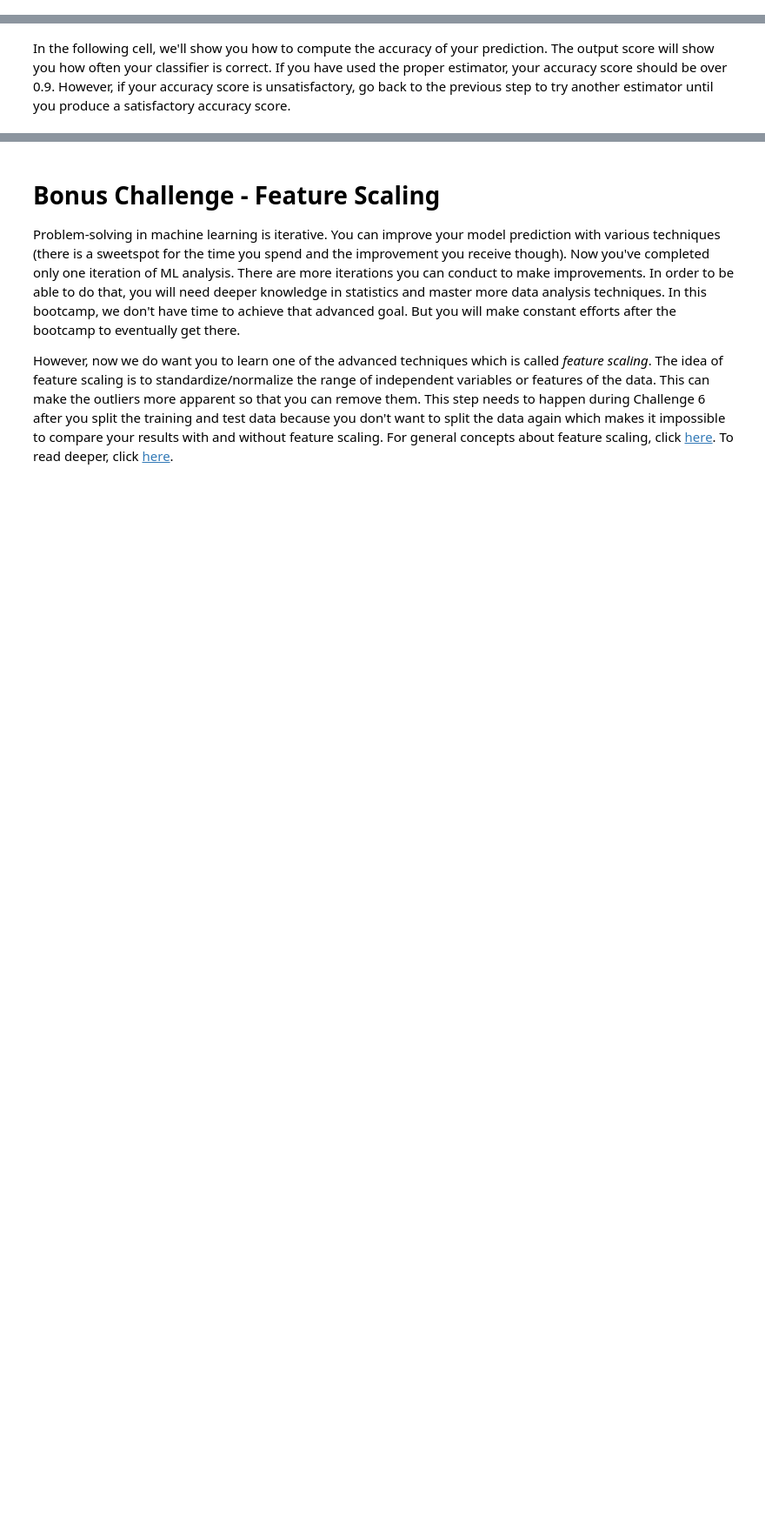
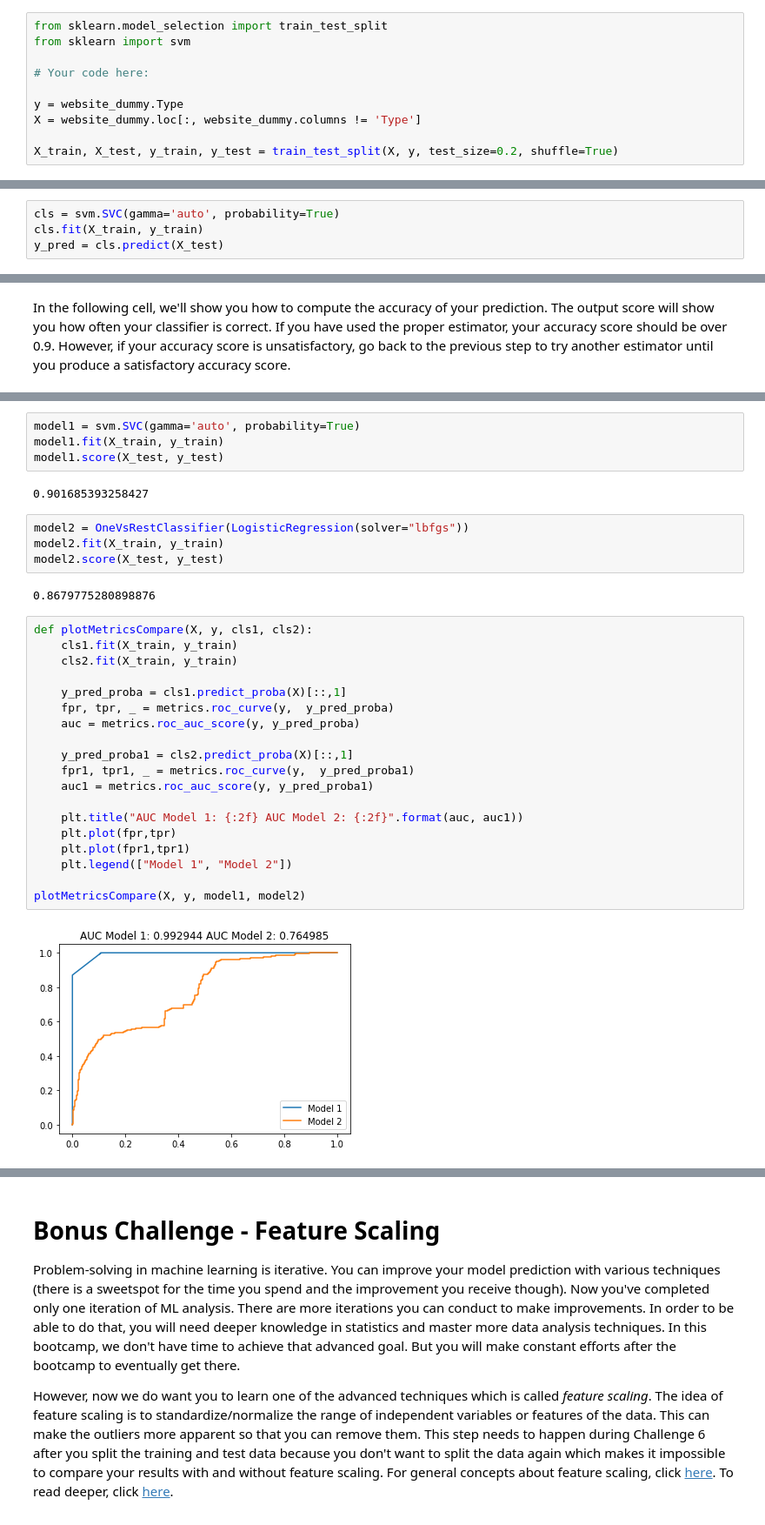
Before and after one commit to alejandroperela/datamad0119, a Jupyter notebook: module-3/lab-supervised-learning/your-code/main.ipynb, the cells around one changed output, grey strips where cells are left out. Shown at 87% size. Drawn from its saved outputs; the diff is of its cells as text; blank space fills up the shorter version.

```diff
--- a/module-3/lab-supervised-learning/your-code/main.ipynb
+++ b/module-3/lab-supervised-learning/your-code/main.ipynb
@@ -367,3 +450,13 @@ from sklearn.model_selection import train_test_split
+# %%
+from sklearn.model_selection import train_test_split
+from sklearn import svm
+
+# Your code here:
+
+y = website_dummy.Type
+X = website_dummy.loc[:, website_dummy.columns != 'Type']
+
+X_train, X_test, y_train, y_test = train_test_split(X, y, test_size=0.2, shuffle=True)
 # %% [markdown]
 #### For this lab, we will opt to use SVM.
 
@@ -384,0 +474,4 @@ from sklearn import svm
+# %%
+cls = svm.SVC(gamma='auto', probability=True)
+cls.fit(X_train, y_train)
+y_pred = cls.predict(X_test)
@@ -391,0 +568,33 @@ print("Accuracy:",metrics.accuracy_score(y_test, y_pred))
+# %%
+model1 = svm.SVC(gamma='auto', probability=True)
+model1.fit(X_train, y_train)
+model1.score(X_test, y_test)
+# %% [output]
+0.901685393258427
+# %%
+model2 = OneVsRestClassifier(LogisticRegression(solver="lbfgs"))
+model2.fit(X_train, y_train)
+model2.score(X_test, y_test)
+# %% [output]
+0.8679775280898876
+# %%
+def plotMetricsCompare(X, y, cls1, cls2):
+    cls1.fit(X_train, y_train)
+    cls2.fit(X_train, y_train)
+
+    y_pred_proba = cls1.predict_proba(X)[::,1]
+    fpr, tpr, _ = metrics.roc_curve(y,  y_pred_proba)
+    auc = metrics.roc_auc_score(y, y_pred_proba)
+
+    y_pred_proba1 = cls2.predict_proba(X)[::,1]
+    fpr1, tpr1, _ = metrics.roc_curve(y,  y_pred_proba1)
+    auc1 = metrics.roc_auc_score(y, y_pred_proba1)
+
+    plt.title("AUC Model 1: {:2f} AUC Model 2: {:2f}".format(auc, auc1))
+    plt.plot(fpr,tpr)
+    plt.plot(fpr1,tpr1)
+    plt.legend(["Model 1", "Model 2"])
+
+plotMetricsCompare(X, y, model1, model2)
+# %% [output]
+[figure, added]
```
Also changed, not shown: parts of 24 cells of this notebook, 3 other files.
